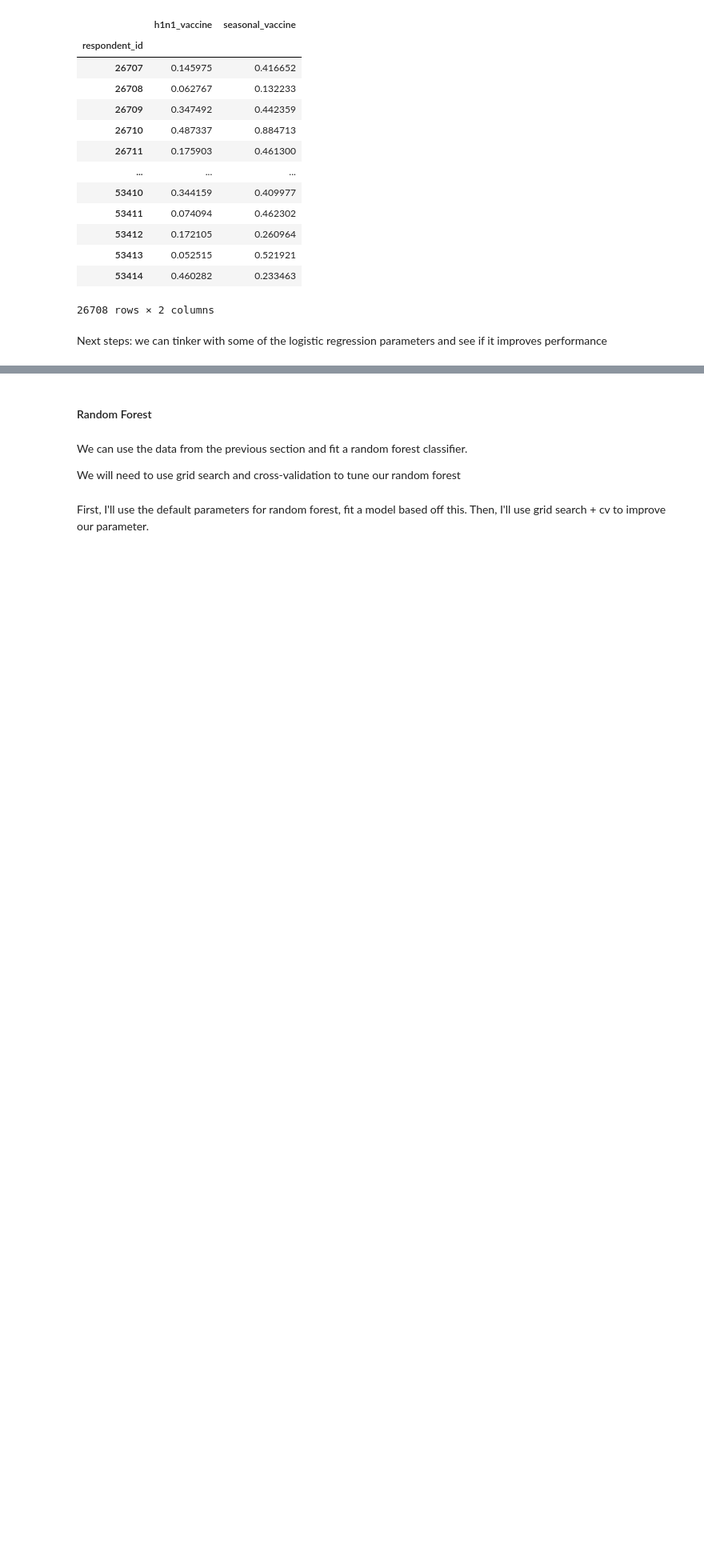
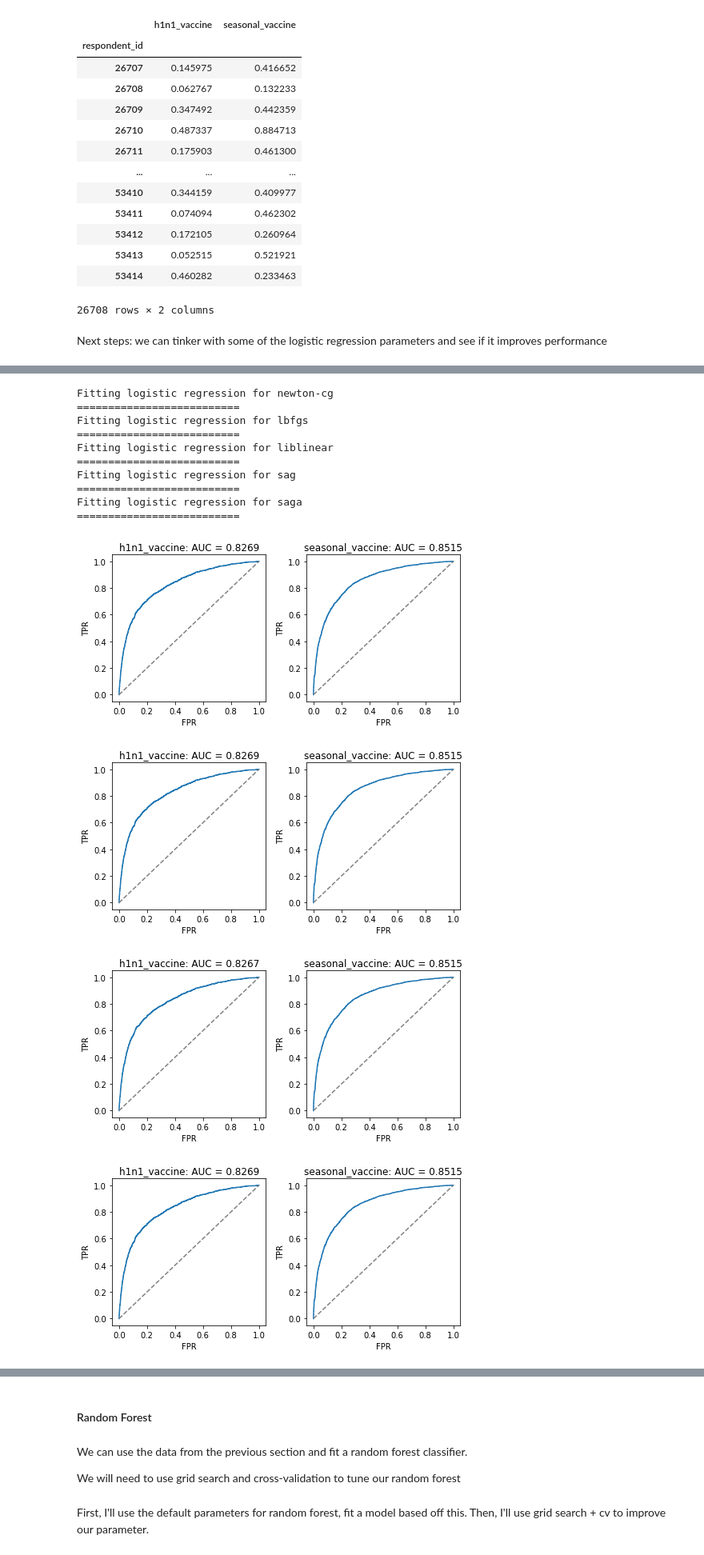
Before and after one commit to anubhavcoder/flu_shot_learning, a Jupyter notebook: models.ipynb, the cells around one changed output, grey strips where cells are left out. Shown at 80% size. Drawn from its saved outputs; the diff is of its cells as text; code cells hidden in the pictures; blank space fills up the shorter version.

Commit message:
updated models

```diff
--- a/models.ipynb
+++ b/models.ipynb
@@ -378,0 +410,56 @@ Next steps: we can tinker with some of the logistic regression parameters and se
+# %%
+solvers = ['newton-cg', 'lbfgs', 'liblinear', 'sag', 'saga']
+# %%
+for solver in solvers:
+
+    print(f"Fitting logistic regression for {solver}")
+    # initialize classifiers:
+    clf_h1n1 = sklearn.linear_model.LogisticRegressionCV(solver=solver,
+                                                         cv = 5,
+                                                         scoring="roc_auc",
+                                                         max_iter=1000)
+
+    clf_seas = sklearn.linear_model.LogisticRegressionCV(solver=solver,
+                                                         cv = 5,
+                                                         scoring="roc_auc",
+                                                         max_iter=1000)
+
+    # fit, get preds
+    preds_h1n1 = model_fitter(clf_h1n1, X_train, y_train['h1n1_vaccine'], X_eval)
+    preds_seas = model_fitter(clf_seas, X_train, y_train['seasonal_vaccine'], X_eval)
+
+    # plot
+    fig, ax = plt.subplots(1, 2, figsize=(7, 3.5))
+
+    plot_roc(
+        y_eval['h1n1_vaccine'],
+        preds_h1n1[:, 1],
+        'h1n1_vaccine',
+        ax=ax[0]
+    )
+    plot_roc(
+        y_eval['seasonal_vaccine'],
+        preds_seas[:, 1],
+        'seasonal_vaccine',
+        ax=ax[1]
+    )
+    fig.tight_layout()
+
+    del fig, ax, clf_h1n1, clf_seas, preds_h1n1, preds_seas
+
+    print("==========================")
+# %% [output]
+Fitting logistic regression for newton-cg
+==========================
+Fitting logistic regression for lbfgs
+==========================
+Fitting logistic regression for liblinear
+==========================
+Fitting logistic regression for sag
+==========================
+Fitting logistic regression for saga
+==========================
+[figure, added]
+[figure, added]
+[figure, added]
+[figure, added]
```
Also changed, not shown: parts of 20 cells of this notebook, 1 other file.
